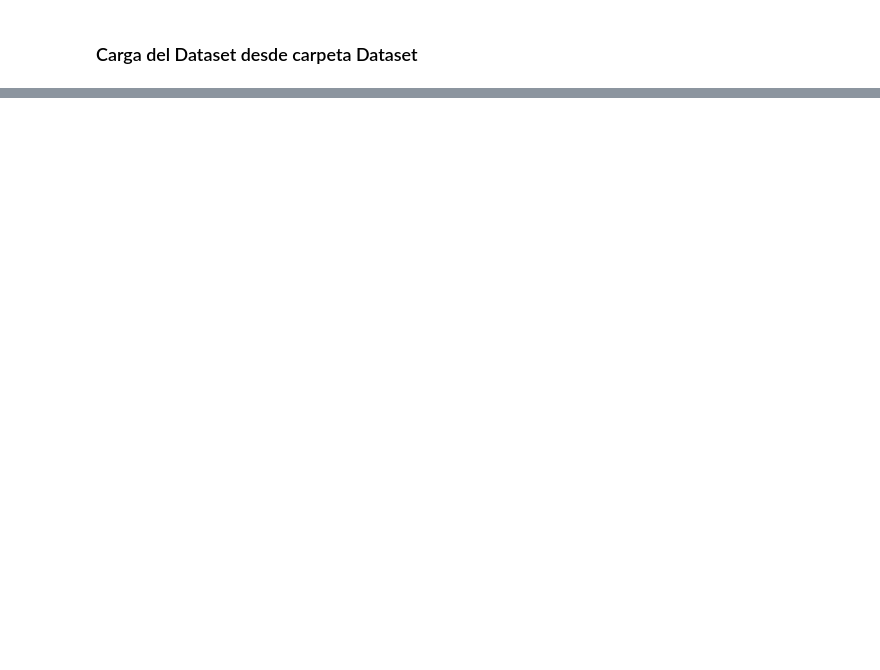
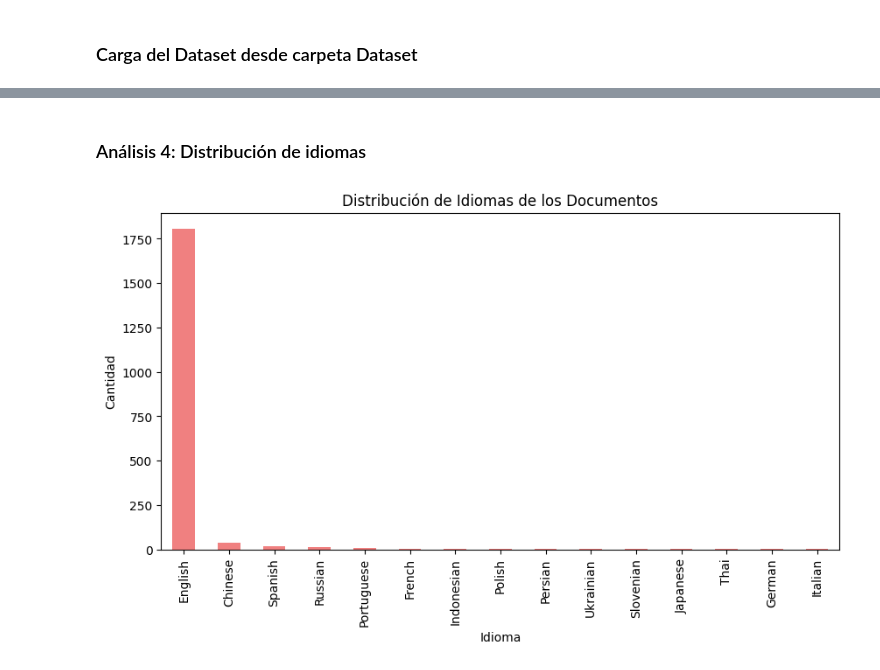
Before and after one commit to Dreamer97JB/M_ML_DL_CUDA_RNN_, a Jupyter notebook: Script/tourism_clasificator.ipynb, the cells around one changed output, grey strips where cells are left out. Cells and saved outputs as stored; diff of their text form; code cells hidden in the pictures; blank space fills up the shorter version.

```diff
--- a/Script/tourism_clasificator.ipynb
+++ b/Script/tourism_clasificator.ipynb
@@ -25,0 +189,11 @@ ModuleNotFoundError: No module named 'pandas'
+# %% [markdown]
+### Análisis 4: Distribución de idiomas
+# %%
+plt.figure(figsize=(10, 5))
+df_reduced['Language of Original Document'].value_counts().plot(kind='bar', color='lightcoral')
+plt.title('Distribución de Idiomas de los Documentos')
+plt.xlabel('Idioma')
+plt.ylabel('Cantidad')
+plt.show()
+# %% [output]
+[figure, added]
```
Also changed, not shown: parts of 21 cells of this notebook, 2 other files.
